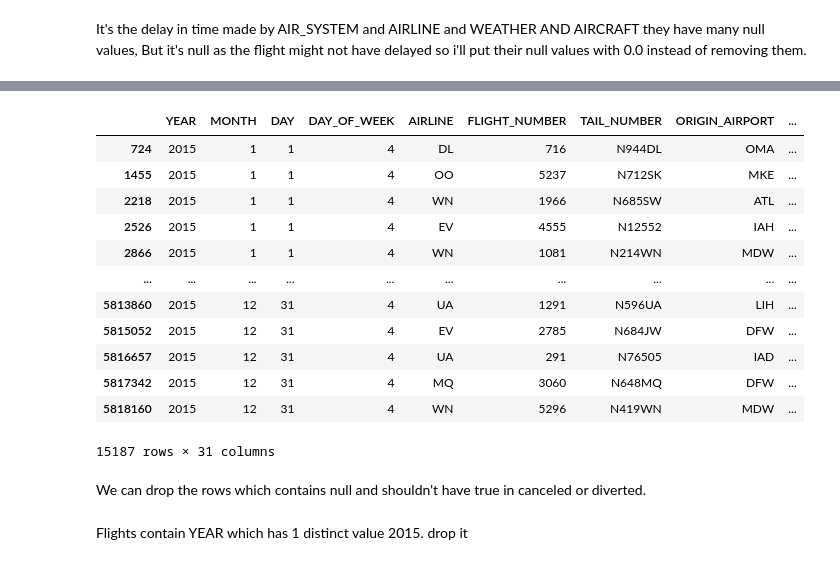
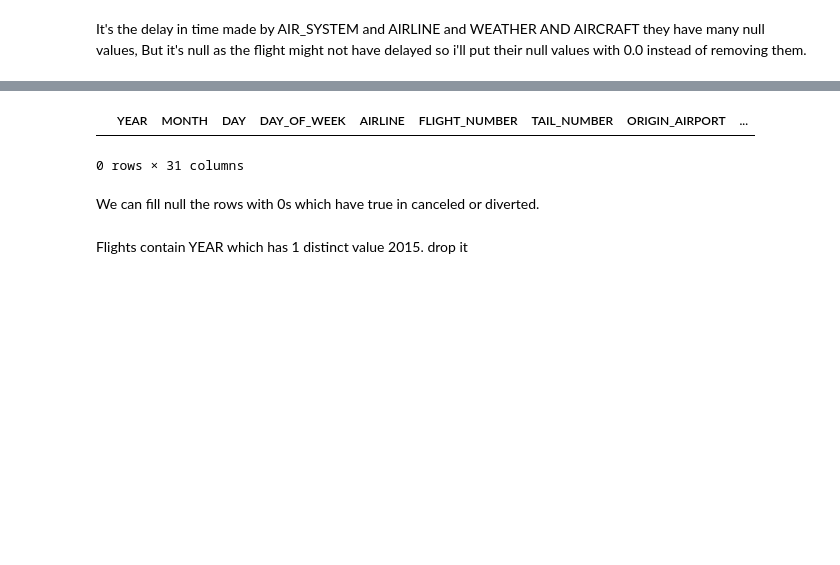
Before and after one commit to ssary/USA-Flight-delays, a Jupyter notebook: P2.ipynb, the cells around one changed output, grey strips where cells are left out. Saved outputs shown, nothing was run; the diff lists cells and outputs as text; code cells hidden in the pictures; blank space fills up the shorter version.

```diff
--- a/P2.ipynb
+++ b/P2.ipynb
@@ -140,21 +128,10 @@ df_flights.loc[(df_flights['CANCELLED'] == True)]
 # %%
-df_flights.loc[(df_flights['DIVERTED'] == True)]
+df_flights.loc[(df_flights['DIVERTED'] == True)&(df_flights['ELAPSED_TIME'].notnull())]
 # %% [output]
 |  | YEAR | MONTH | DAY | DAY_OF_WEEK | AIRLINE | FLIGHT_NUMBER | TAIL_NUMBER | ORIGIN_AIRPORT | ... |
-| 724 | 2015 | 1 | 1 | 4 | DL | 716 | N944DL | OMA | ... |
-| 1455 | 2015 | 1 | 1 | 4 | OO | 5237 | N712SK | MKE | ... |
-| 2218 | 2015 | 1 | 1 | 4 | WN | 1966 | N685SW | ATL | ... |
-| 2526 | 2015 | 1 | 1 | 4 | EV | 4555 | N12552 | IAH | ... |
-| 2866 | 2015 | 1 | 1 | 4 | WN | 1081 | N214WN | MDW | ... |
-| ... | ... | ... | ... | ... | ... | ... | ... | ... | ... |
-| 5813860 | 2015 | 12 | 31 | 4 | UA | 1291 | N596UA | LIH | ... |
-| 5815052 | 2015 | 12 | 31 | 4 | EV | 2785 | N684JW | DFW | ... |
-| 5816657 | 2015 | 12 | 31 | 4 | UA | 291 | N76505 | IAD | ... |
-| 5817342 | 2015 | 12 | 31 | 4 | MQ | 3060 | N648MQ | DFW | ... |
-| 5818160 | 2015 | 12 | 31 | 4 | WN | 5296 | N419WN | MDW | ... |
-15187 rows × 31 columns
+0 rows × 31 columns
 # %% [markdown]
-We can drop the rows which contains null and shouldn't have true in canceled or diverted.
+We can fill null the rows with 0s which have true in canceled or diverted.
 # %%
 df_flights[(df_flights['CANCELLED'] == 1) | (df_flights['DIVERTED'] == 1)]=df_flights[(df_flights['CANCELLED'] == 1) | (df_flights['DIVERTED'] == 1)].fillna(0)
 # %% [markdown]
```
Also changed, not shown: parts of 36 cells of this notebook.
